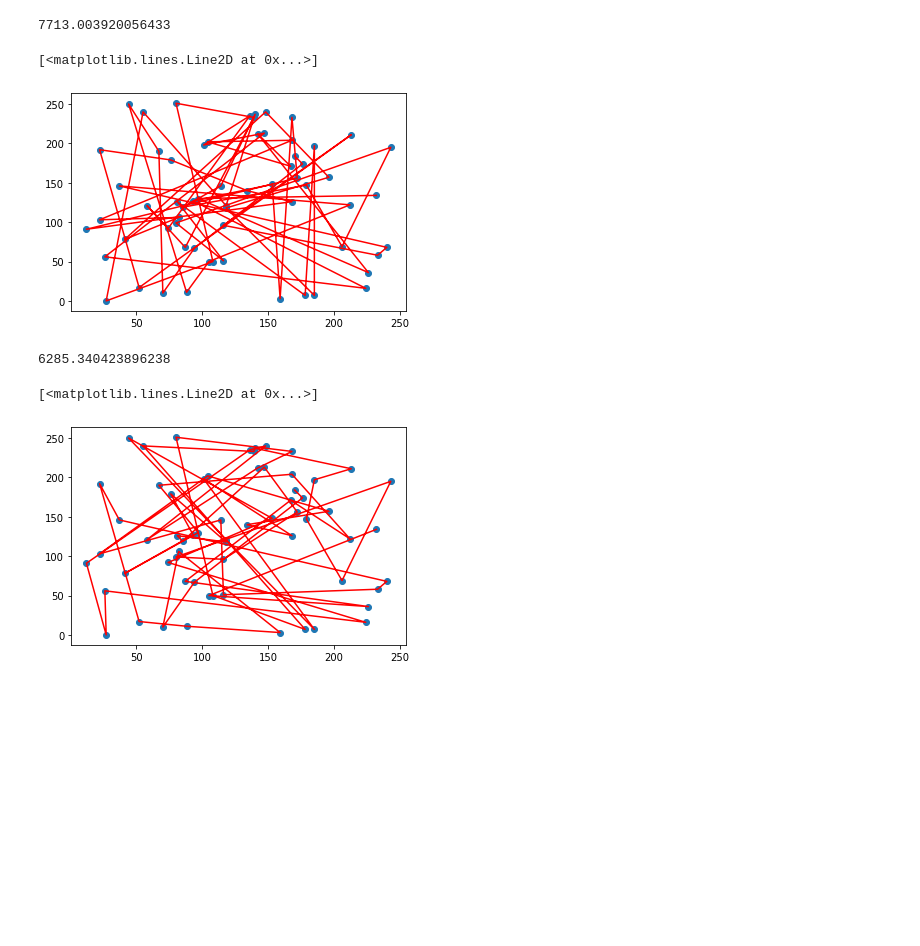
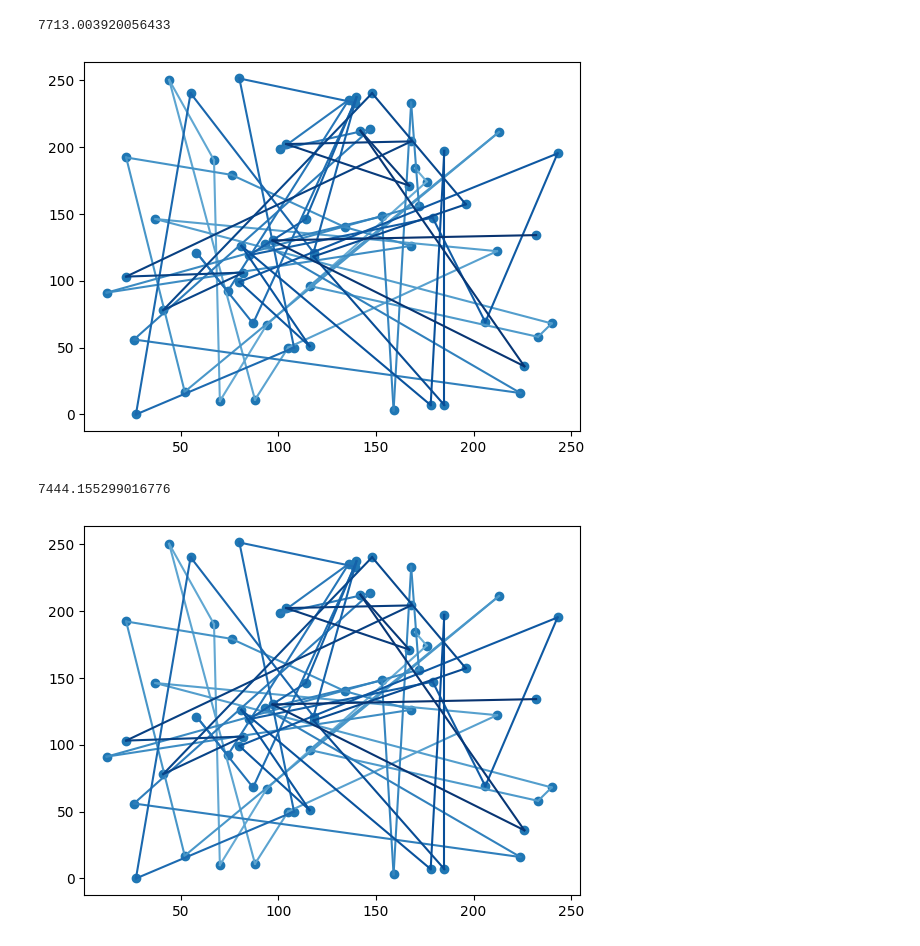
Before and after one commit to SugarDragon5/EEIC-FPGA-EXP, a Jupyter notebook: CPU_Solver/tsp_checker.ipynb, the cells around one changed output. Drawn from its saved outputs; the diff is of its cells as text; code cells hidden in the pictures; blank space fills up the shorter version.

```diff
--- a/CPU_Solver/tsp_checker.ipynb
+++ b/CPU_Solver/tsp_checker.ipynb
@@ -3,7 +4,9 @@ import matplotlib.pyplot as plt
 # %%
 xs=[170,176, 94, 70, 67, 44, 88,105,212, 37,240,233,116,213, 52, 22, 76,134,168, 12,172,168,159,153, 93,224, 26,147,101,136, 74, 58, 87,139, 80,108, 27, 55,118,140,114, 85,179,206,243, 80,116, 81,178,185,185,118,196,148, 41, 82, 22,168,104,167,142,226, 97,232]
 ys=[184,174, 67, 10,190,250, 11, 50,122,146, 68, 58, 96,211, 17,192,179,140,126, 91,156,233,  3,148,127, 16, 56,213,198,235, 92,121, 68,233,251, 50,  0,240,121,237,146,119,147, 69,195, 99, 51,126,  7,197,  7,118,157,240, 78,106,103,204,202,171,212, 36,130,134]
-path=[0, 1,  2,  3, 55, 22,  6, 14, 15,  9, 10, 11, 46, 40, 56, 58, 52, 17, 18, 28, 50, 38,  5, 23, 30, 25, 26, 36, 19, 29, 53, 31, 60, 21, 34, 35, 48, 37, 33, 39, 13, 49, 42, 43, 44, 45, 12, 20, 27, 41, 47, 51, 16, 24, 54, 62,  4, 57,  8, 59, 32, 61,  7, 63]
+path=[
+         0,         1,         2,         3,         4,        18,         6,        35,         8,        55,        25,        56,        12,        13,        14,        28,        48,        41,        62,        47,        31,        19,        22,        10,        24,        36,        26,        27,        15,        46,        54,        20,        32,        33,        52,         7,        42,        37,        38,         5,        34,        17,        43,        59,        44,        45,        53,        21,        23,        40,        50,        11,        49,        29,        30,         9,        51,        57,        58,        16,        60,        61,        39,        63,
+]
 # %%
 assert(len(xs)==64)
 assert(len(ys)==64)
@@ -12,20 +15,20 @@ assert(len(path_set)==64)
 # %%
 dist=sum([((xs[i]-xs[i+1])**2+(ys[i]-ys[i+1])**2)**0.5 for i in range(len(path)-1)])
 print(dist)
 plt.clf()
 plt.scatter(xs,ys)
-plt.plot([xs[i] for i in range(len(path))], [ys[i] for i in range(len(path))], color='red')
+for i in range(len(path)-1):
+    plt.plot([xs[i],xs[i+1]],[ys[i],ys[i+1]],color=cm.Blues(i/len(path)/2+0.5))
 # %% [output]
 7713.003920056433
-[<matplotlib.lines.Line2D at 0x...>]
-[figure, old version]
+[figure, new version]
 # %%
 dist=sum([((xs[path[i]] - xs[path[i+1]])**2 + (ys[path[i]] - ys[path[i+1]])**2)**0.5 for i in range(len(path)-1)])
 print(dist)
 plt.clf()
 plt.scatter(xs,ys)
-plt.plot([xs[path[i]] for i in range(len(path))], [ys[path[i]] for i in range(len(path))], color='red')
+for i in range(len(path)-1):
+    plt.plot([xs[i],xs[i+1]],[ys[i],ys[i+1]],color=cm.Blues(i/len(path)/2+0.5))
 # %% [output]
-6285.340423896238
+7444.155299016776
-[<matplotlib.lines.Line2D at 0x...>]
-[figure, old version]
+[figure, new version]
```
Also changed, not shown: parts of 1 cell of this notebook, 1 other file.
